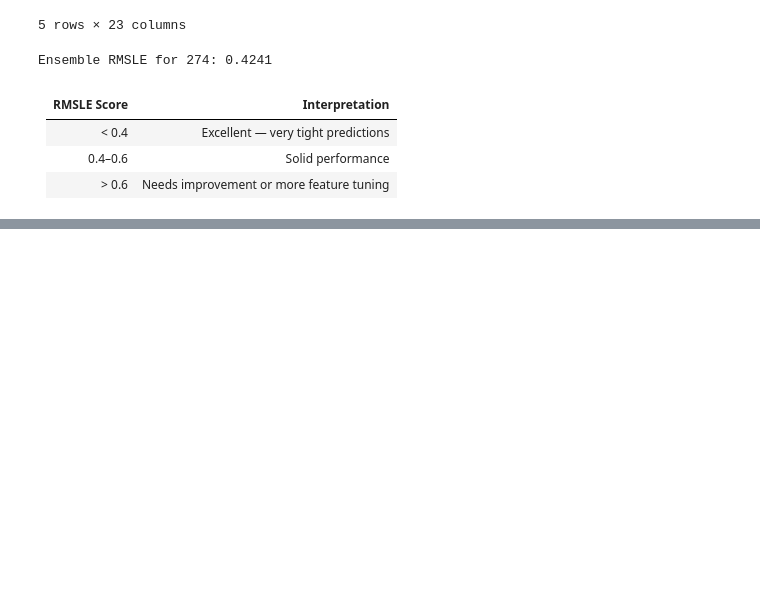
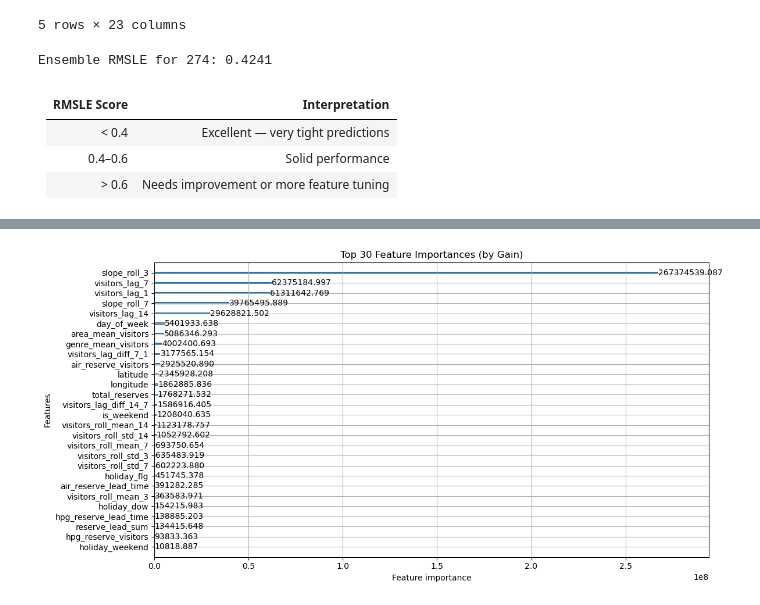
Before and after one commit to kar722/Restaurant-Visitor-Forecasting, a Jupyter notebook: main.ipynb, the cells around one changed output, grey strips where cells are left out. Cells and saved outputs as stored; diff of their text form; code cells hidden in the pictures; blank space fills up the shorter version.

```diff
--- a/main.ipynb
+++ b/main.ipynb
@@ -388,0 +769,12 @@ Ensemble RMSLE for 274: 0.4241
+# %%
+for col in categorical_features:
+    full_df[col] = full_df[col].astype('category')
+# %%
+full_df['visit_date'] = pd.to_datetime(full_df['visit_date'])
+cutoff_date = pd.to_datetime('2017-03-01')
+
+train_df = full_df[full_df['visit_date'] < cutoff_date]
+valid_df = full_df[full_df['visit_date'] >= cutoff_date]
+# %%
+train_set = lgb.Dataset(train_df[features], label=train_df['visitors'], categorical_feature=categorical_features)
+valid_set = lgb.Dataset(valid_df[features], label=valid_df['visitors'], categorical_feature=categorical_features)
@@ -388,0 +783,23 @@ Ensemble RMSLE for 274: 0.4241
+# %%
+params = {
+    'objective': 'regression',
+    'metric': 'rmse',
+    'verbosity': -1,
+    'boosting_type': 'gbdt',
+    'learning_rate': 0.05,
+    'num_leaves': 31,
+    'feature_fraction': 0.9,
+    'bagging_fraction': 0.8,
+    'seed': 42
+}
+
+lgb_model = lgb.train(
+    params,
+    train_set,
+    valid_sets=[train_set, valid_set],
+    num_boost_round=1000,
+    callbacks=[
+        lgb.early_stopping(stopping_rounds=50),
+        lgb.log_evaluation(period=100)
+    ]
+)
@@ -388,0 +817,12 @@ Ensemble RMSLE for 274: 0.4241
+# %%
+lgb.plot_importance(
+    lgb_model,
+    max_num_features=30,
+    importance_type='gain',
+    figsize=(12, 6)
+)
+plt.title("Top 30 Feature Importances (by Gain)")
+plt.tight_layout()
+plt.show()
+# %% [output]
+[figure, added]
```
Also changed, not shown: parts of 24 cells of this notebook.
